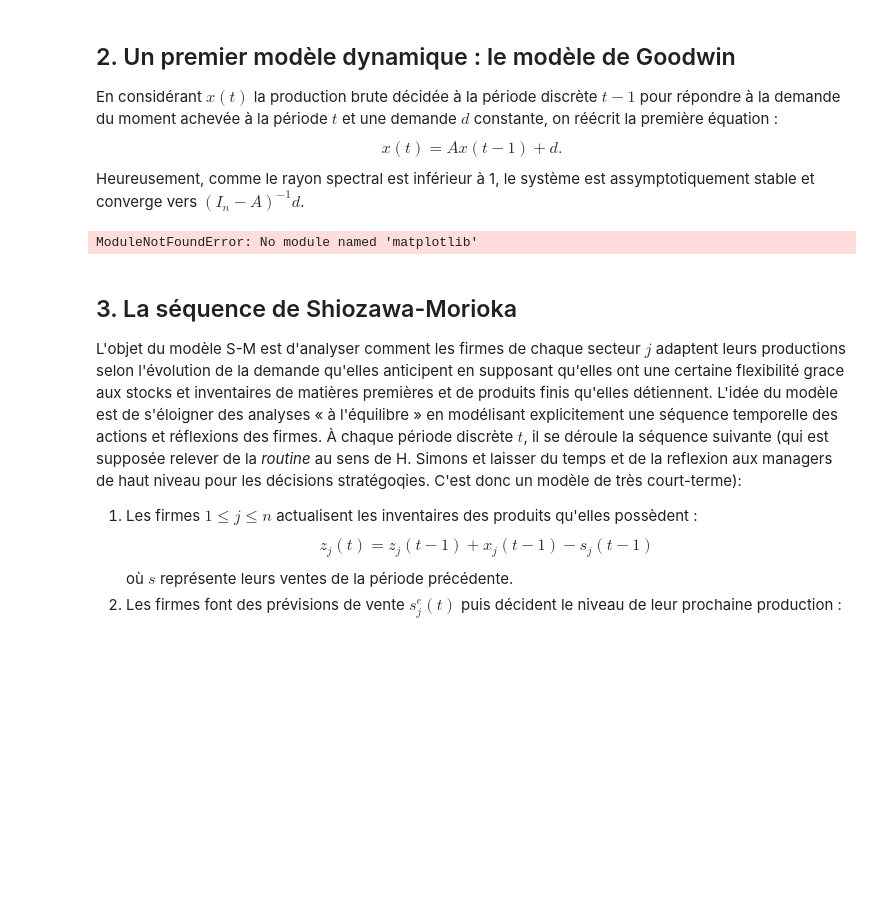
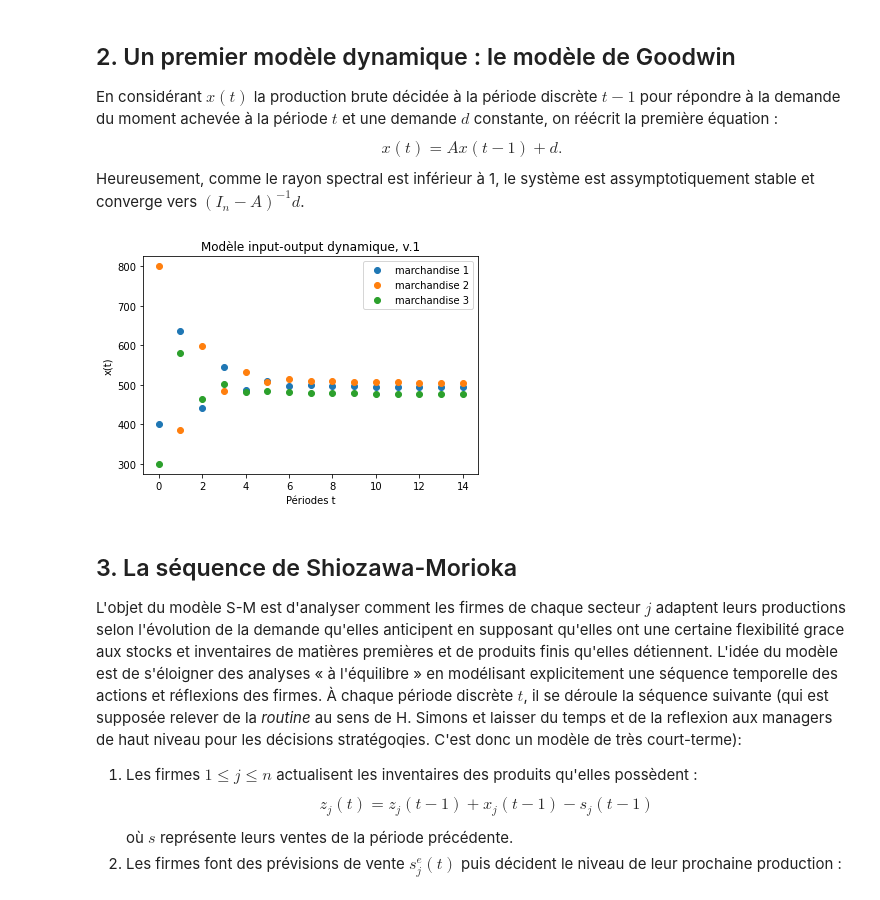
Before and after one commit to miche-quiche/Shiozawa-Morioka_model, a Jupyter notebook: Modèles de Shiozawa-Morioka.ipynb, the cells around one changed output. Cells and saved outputs as stored; diff of their text form; code cells hidden in the pictures; blank space fills up the shorter version.

```diff
--- a/Modèles de Shiozawa-Morioka.ipynb
+++ b/Modèles de Shiozawa-Morioka.ipynb
@@ -51,28 +52,26 @@ Heureusement, comme le rayon spectral est inférieur à 1, le système est assym
 # %%
 import matplotlib.pyplot as plt
 
 A = np.array([[0,0.6,0.2],[0.25,0,0.55],[0.3,0.45,0]])
 d = np.array([95,120,100])
 x_0 = np.array([400,800,300])
 t_max = 15
 x = np.zeros((t_max,3))
 x[0] = x_0
 
 for t in range(1,t_max):
     x[t] = np.dot(A,x[t-1])+d
 
+
 plt.plot(x, 'o')
-ax = plt.gca()
-ax.spines['top'].set_visible(False)
-ax.spines['right'].set_visible(False)
 plt.xlabel("Périodes t")
 plt.ylabel("x(t)")
 plt.title("Modèle input-output dynamique, v.1")
 plt.legend(["marchandise 1","marchandise 2","marchandise 3"])
 plt.show()
 plt.close()
 # %% [output]
-ModuleNotFoundError: No module named 'matplotlib'
+[figure, added]
 # %% [markdown]
 ## 3. La séquence de Shiozawa-Morioka
 L'objet du modèle S-M est d'analyser comment les firmes de chaque secteur $j$ adaptent leurs productions selon l'évolution de la demande qu'elles anticipent en supposant qu'elles ont une certaine flexibilité grace aux stocks et inventaires de matières premières et de produits finis qu'elles détiennent. L'idée du modèle est de s'éloigner des analyses « à l'équilibre » en modélisant explicitement une séquence temporelle des actions et réflexions des firmes. À chaque période discrète $t$, il se déroule la séquence suivante (qui est supposée relever de la _routine_ au sens de H. Simons et laisser du temps et de la reflexion aux managers de haut niveau pour les décisions stratégoqies. C'est donc un modèle de très court-terme):
```
Also changed, not shown: parts of 3 cells of this notebook.
